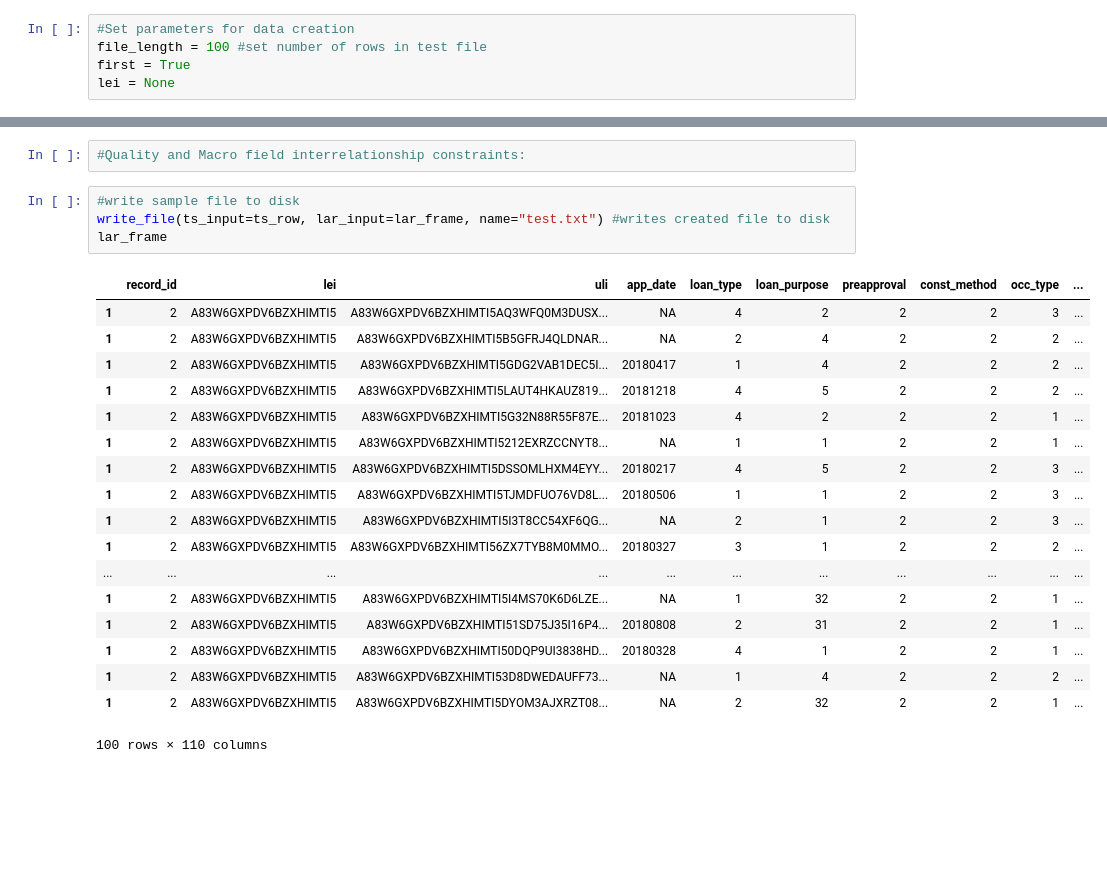
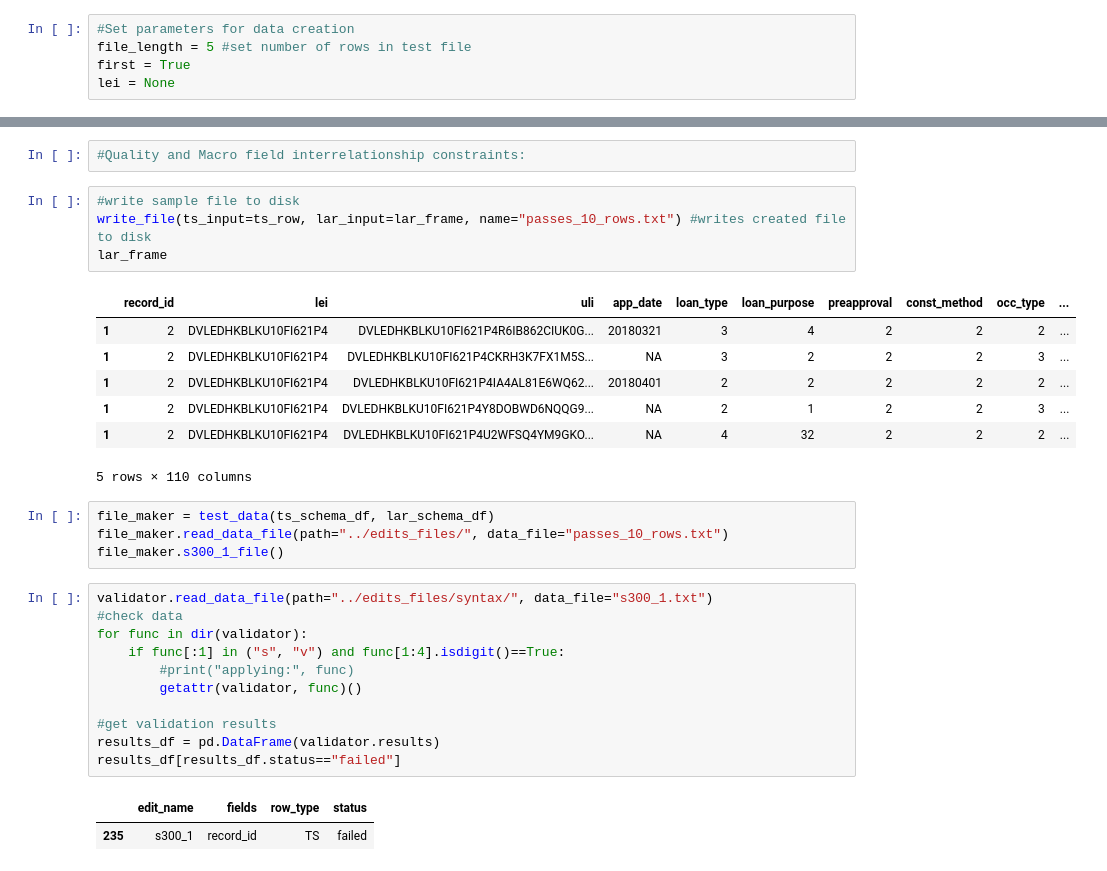
Before and after one commit to cfpb/hmda-test-files, a Jupyter notebook: python/2018_test_file_maker.ipynb, the cells around one changed output, grey strips where cells are left out. Saved outputs shown, nothing was run; the diff lists cells and outputs as text; blank space fills up the shorter version.

```diff
--- a/python/2018_test_file_maker.ipynb
+++ b/python/2018_test_file_maker.ipynb
@@ -35,7 +36,7 @@ lar_const = lar_constraints.lar_constraints(counties=counties, tracts=tracts)#in
 lar_validator = rules_engine(lar_schema=lar_schema_df, ts_schema=ts_schema_df, tracts=tracts, counties=counties)
 # %%
 #Set parameters for data creation
-file_length = 100 #set number of rows in test file
+file_length = 5 #set number of rows in test file
 first = True
 lei = None
 # %%
@@ -206,24 +207,31 @@ results_df[results_df.status=="failed"]
 #Quality and Macro field interrelationship constraints:
 # %%
 #write sample file to disk
-write_file(ts_input=ts_row, lar_input=lar_frame, name="test.txt") #writes created file to disk
+write_file(ts_input=ts_row, lar_input=lar_frame, name="passes_10_rows.txt") #writes created file to disk
 lar_frame
 # %% [output]
 |  | record_id | lei | uli | app_date | loan_type | loan_purpose | preapproval | const_method | occ_type | ... |
-| 1 | 2 | A83W6GXPDV6BZXHIMTI5 | A83W6GXPDV6BZXHIMTI5AQ3WFQ0M3DUSX... | NA | 4 | 2 | 2 | 2 | 3 | ... |
-| 1 | 2 | A83W6GXPDV6BZXHIMTI5 | A83W6GXPDV6BZXHIMTI5B5GFRJ4QLDNAR... | NA | 2 | 4 | 2 | 2 | 2 | ... |
-| 1 | 2 | A83W6GXPDV6BZXHIMTI5 | A83W6GXPDV6BZXHIMTI5GDG2VAB1DEC5I... | 20180417 | 1 | 4 | 2 | 2 | 2 | ... |
-| 1 | 2 | A83W6GXPDV6BZXHIMTI5 | A83W6GXPDV6BZXHIMTI5LAUT4HKAUZ819... | 20181218 | 4 | 5 | 2 | 2 | 2 | ... |
-| 1 | 2 | A83W6GXPDV6BZXHIMTI5 | A83W6GXPDV6BZXHIMTI5G32N88R55F87E... | 20181023 | 4 | 2 | 2 | 2 | 1 | ... |
-| 1 | 2 | A83W6GXPDV6BZXHIMTI5 | A83W6GXPDV6BZXHIMTI5212EXRZCCNYT8... | NA | 1 | 1 | 2 | 2 | 1 | ... |
-| 1 | 2 | A83W6GXPDV6BZXHIMTI5 | A83W6GXPDV6BZXHIMTI5DSSOMLHXM4EYY... | 20180217 | 4 | 5 | 2 | 2 | 3 | ... |
-| 1 | 2 | A83W6GXPDV6BZXHIMTI5 | A83W6GXPDV6BZXHIMTI5TJMDFUO76VD8L... | 20180506 | 1 | 1 | 2 | 2 | 3 | ... |
-| 1 | 2 | A83W6GXPDV6BZXHIMTI5 | A83W6GXPDV6BZXHIMTI5I3T8CC54XF6QG... | NA | 2 | 1 | 2 | 2 | 3 | ... |
-| 1 | 2 | A83W6GXPDV6BZXHIMTI5 | A83W6GXPDV6BZXHIMTI56ZX7TYB8M0MMO... | 20180327 | 3 | 1 | 2 | 2 | 2 | ... |
-| ... | ... | ... | ... | ... | ... | ... | ... | ... | ... | ... |
-| 1 | 2 | A83W6GXPDV6BZXHIMTI5 | A83W6GXPDV6BZXHIMTI5I4MS70K6D6LZE... | NA | 1 | 32 | 2 | 2 | 1 | ... |
-| 1 | 2 | A83W6GXPDV6BZXHIMTI5 | A83W6GXPDV6BZXHIMTI51SD75J35I16P4... | 20180808 | 2 | 31 | 2 | 2 | 1 | ... |
-| 1 | 2 | A83W6GXPDV6BZXHIMTI5 | A83W6GXPDV6BZXHIMTI50DQP9UI3838HD... | 20180328 | 4 | 1 | 2 | 2 | 1 | ... |
-| 1 | 2 | A83W6GXPDV6BZXHIMTI5 | A83W6GXPDV6BZXHIMTI53D8DWEDAUFF73... | NA | 1 | 4 | 2 | 2 | 2 | ... |
-| 1 | 2 | A83W6GXPDV6BZXHIMTI5 | A83W6GXPDV6BZXHIMTI5DYOM3AJXRZT08... | NA | 2 | 32 | 2 | 2 | 1 | ... |
+| 1 | 2 | DVLEDHKBLKU10FI621P4 | DVLEDHKBLKU10FI621P4R6IB862CIUK0G... | 20180321 | 3 | 4 | 2 | 2 | 2 | ... |
+| 1 | 2 | DVLEDHKBLKU10FI621P4 | DVLEDHKBLKU10FI621P4CKRH3K7FX1M5S... | NA | 3 | 2 | 2 | 2 | 3 | ... |
+| 1 | 2 | DVLEDHKBLKU10FI621P4 | DVLEDHKBLKU10FI621P4IA4AL81E6WQ62... | 20180401 | 2 | 2 | 2 | 2 | 2 | ... |
+| 1 | 2 | DVLEDHKBLKU10FI621P4 | DVLEDHKBLKU10FI621P4Y8DOBWD6NQQG9... | NA | 2 | 1 | 2 | 2 | 3 | ... |
+| 1 | 2 | DVLEDHKBLKU10FI621P4 | DVLEDHKBLKU10FI621P4U2WFSQ4YM9GKO... | NA | 4 | 32 | 2 | 2 | 2 | ... |
-100 rows × 110 columns
+5 rows × 110 columns
+# %%
+file_maker = test_data(ts_schema_df, lar_schema_df)
+file_maker.read_data_file(path="../edits_files/", data_file="passes_10_rows.txt")
+file_maker.s300_1_file()
+# %%
+validator.read_data_file(path="../edits_files/syntax/", data_file="s300_1.txt")
+#check data
+for func in dir(validator):
+    if func[:1] in ("s", "v") and func[1:4].isdigit()==True:
+        #print("applying:", func)
+        getattr(validator, func)()
+
+#get validation results
+results_df = pd.DataFrame(validator.results)
+results_df[results_df.status=="failed"]
+# %% [output]
+|  | edit_name | fields | row_type | status |
+| 235 | s300_1 | record_id | TS | failed |
```
Also changed, not shown: parts of 2 cells of this notebook, 2 other files.
